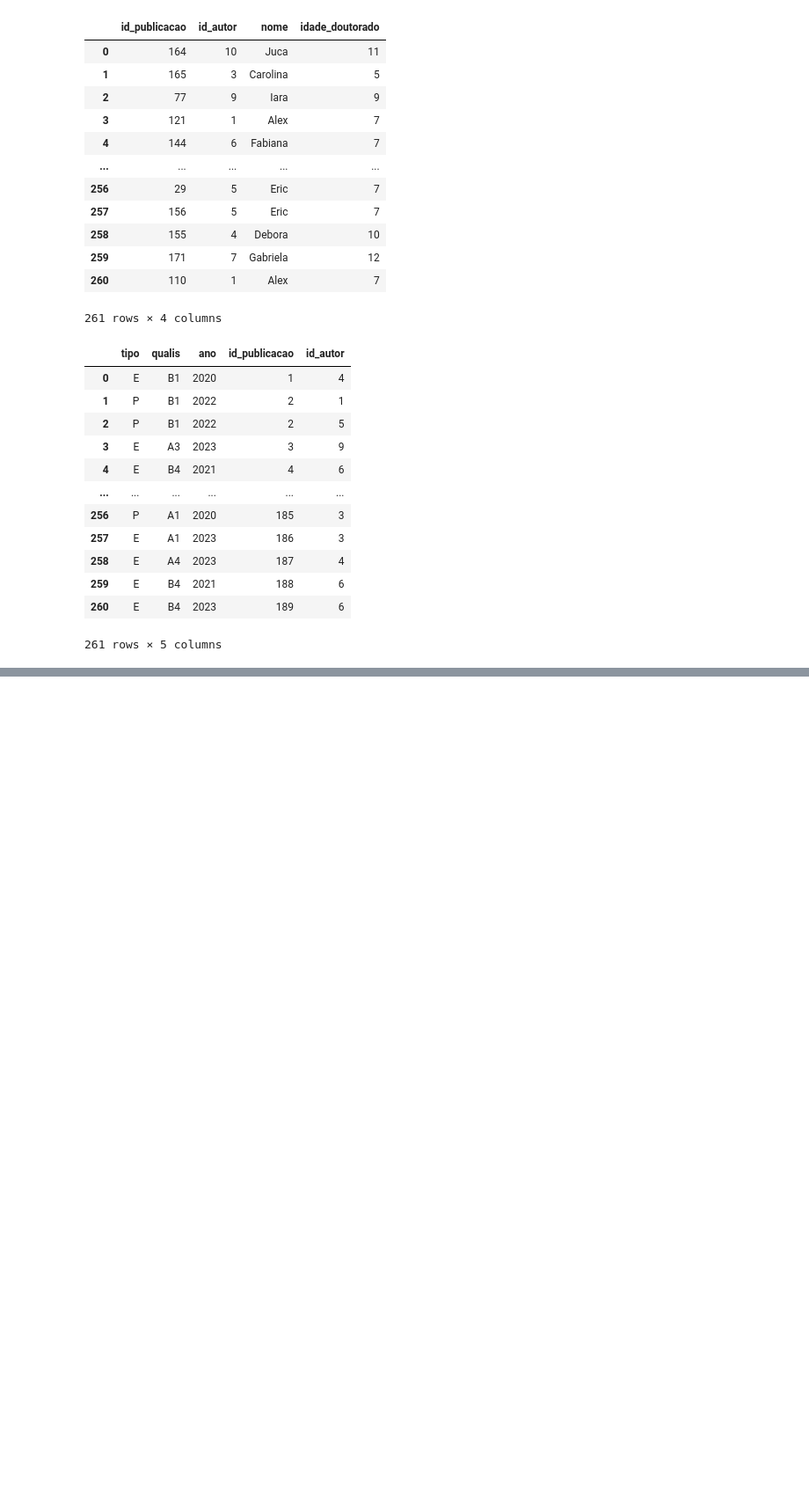
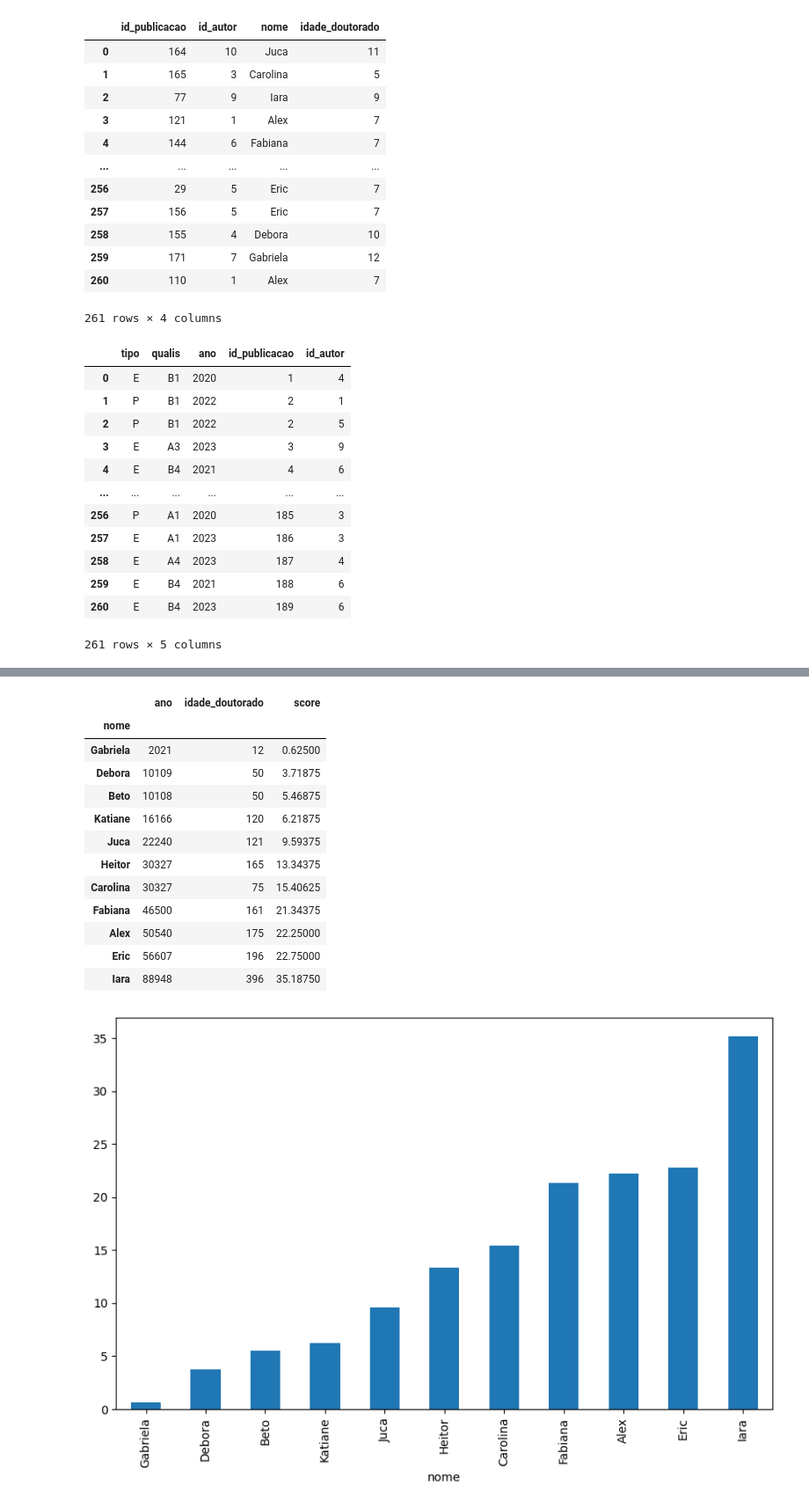
Before and after one commit to Draylon/ppgca_cd_debate, a Jupyter notebook: score_geral.ipynb, the cells around one changed output, grey strips where cells are left out. Shown at 88% size. Cells and saved outputs as stored; diff of their text form; code cells hidden in the pictures; blank space fills up the shorter version.

```diff
--- a/score_geral.ipynb
+++ b/score_geral.ipynb
@@ -143,0 +198,24 @@ all_merge = all_merge[(all_merge['nome'] == 'Heitor') | (all_merge['nome'] == 'C
+# %%
+# Soma dos scores pra cada autor ( somente )
+fig, ax1 = plt.subplots(1,1,figsize=(10,6))
+df11 = all_merge[all_merge['qualis'].isin(['A1','A2','A3','A4'])].groupby(['nome']).sum().sort_values(by='score',ascending=True)
+df11['score'].plot(kind='bar')
+df11[['ano','idade_doutorado','score']]
+#ax1.plot(df11)
+#.plot(kind='barh',cmap=plt.get_cmap('Spectral'),edgecolor=None)
+#plt.legend()
+# %% [output]
+|  | ano | idade_doutorado | score |
+| nome |  |  |  |
+| Gabriela | 2021 | 12 | 0.62500 |
+| Debora | 10109 | 50 | 3.71875 |
+| Beto | 10108 | 50 | 5.46875 |
+| Katiane | 16166 | 120 | 6.21875 |
+| Juca | 22240 | 121 | 9.59375 |
+| Heitor | 30327 | 165 | 13.34375 |
+| Carolina | 30327 | 75 | 15.40625 |
+| Fabiana | 46500 | 161 | 21.34375 |
+| Alex | 50540 | 175 | 22.25000 |
+| Eric | 56607 | 196 | 22.75000 |
+| Iara | 88948 | 396 | 35.18750 |
+[figure, added]
```
Also changed, not shown: parts of 19 cells of this notebook, 1 other file.
